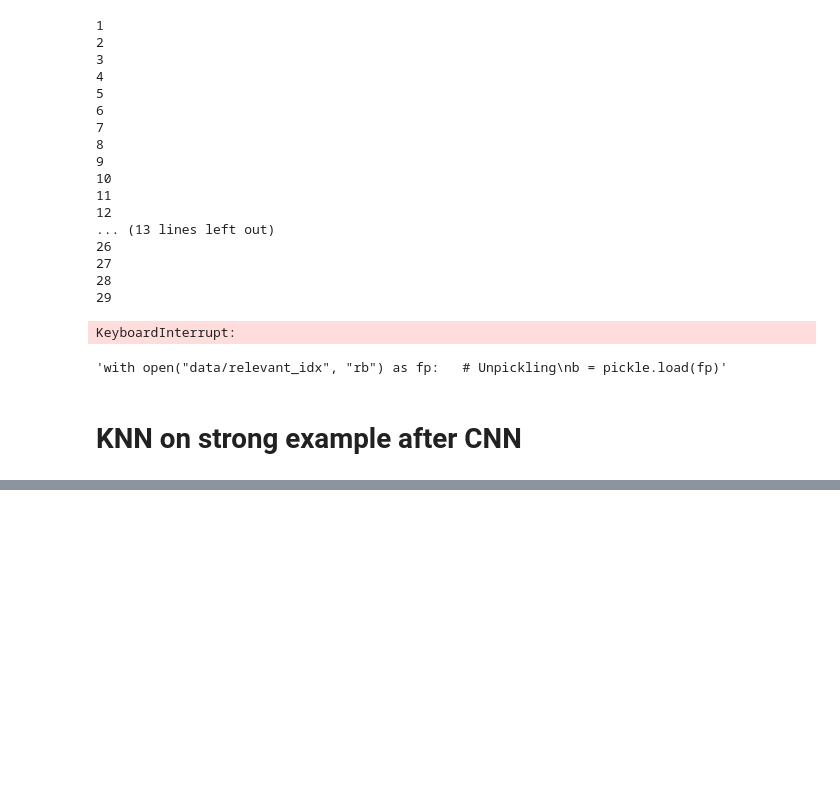
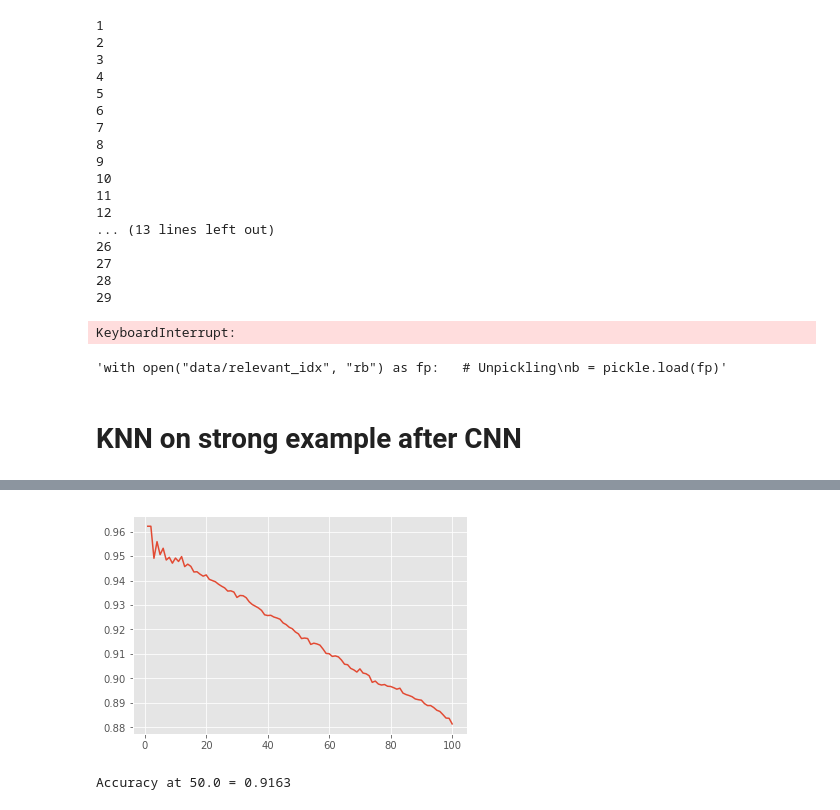
Before and after one commit to ajoseph12/MLDM_Project, a Jupyter notebook: Numerical Method/Numerical Methods.ipynb, the cells around one changed output, grey strips where cells are left out. Saved outputs shown, nothing was run; the diff lists cells and outputs as text; code cells hidden in the pictures; blank space fills up the shorter version.

Commit message:
knn_on_relevant_idx

```diff
--- a/Numerical Method/Numerical Methods.ipynb
+++ b/Numerical Method/Numerical Methods.ipynb
@@ -291,3 +318,9 @@ b = pickle.load(fp)"""
 'with open("data/relevant_idx", "rb") as fp:   # Unpickling\nb = pickle.load(fp)'
 # %% [markdown]
 # KNN on strong example after CNN
+# %%
+with open("relevant_idx", "rb") as fp:   # Unpickling
+    relevant_idx = pickle.load(fp)
+
+relevant_idx = [int(i) for i in relevant_idx]
+emb_train = emb[relevant_idx]
@@ -293,0 +394,20 @@ b = pickle.load(fp)"""
+# %%
+## Calculate accuracy
+accuracy = list()
+for k in range(1,k_test+1):
+    sim_pred = sum(predictions[k] == emb_test[:,-1])
+    accuracy.append((sim_pred/len(emb_test),k))
+# %%
+## Plotting accuracy (y_axis) vs K value (x_axis) curve
+acc_k = [val[1] for val in accuracy]
+acc_val = [val[0] for val in accuracy]
+
+plt.plot(acc_k, acc_val)
+plt.show()
+# %% [output]
+[figure, added]
+# %%
+idx = round(np.sqrt(5000/2)  # for k = sqrt(n/2)
+print("Accuracy at {} = {}".format(idx, accuracy[idx-1][0]))
+# %% [output]
+Accuracy at 50.0 = 0.9163
```
Also changed, not shown: parts of 6 cells of this notebook, 2 other files.
